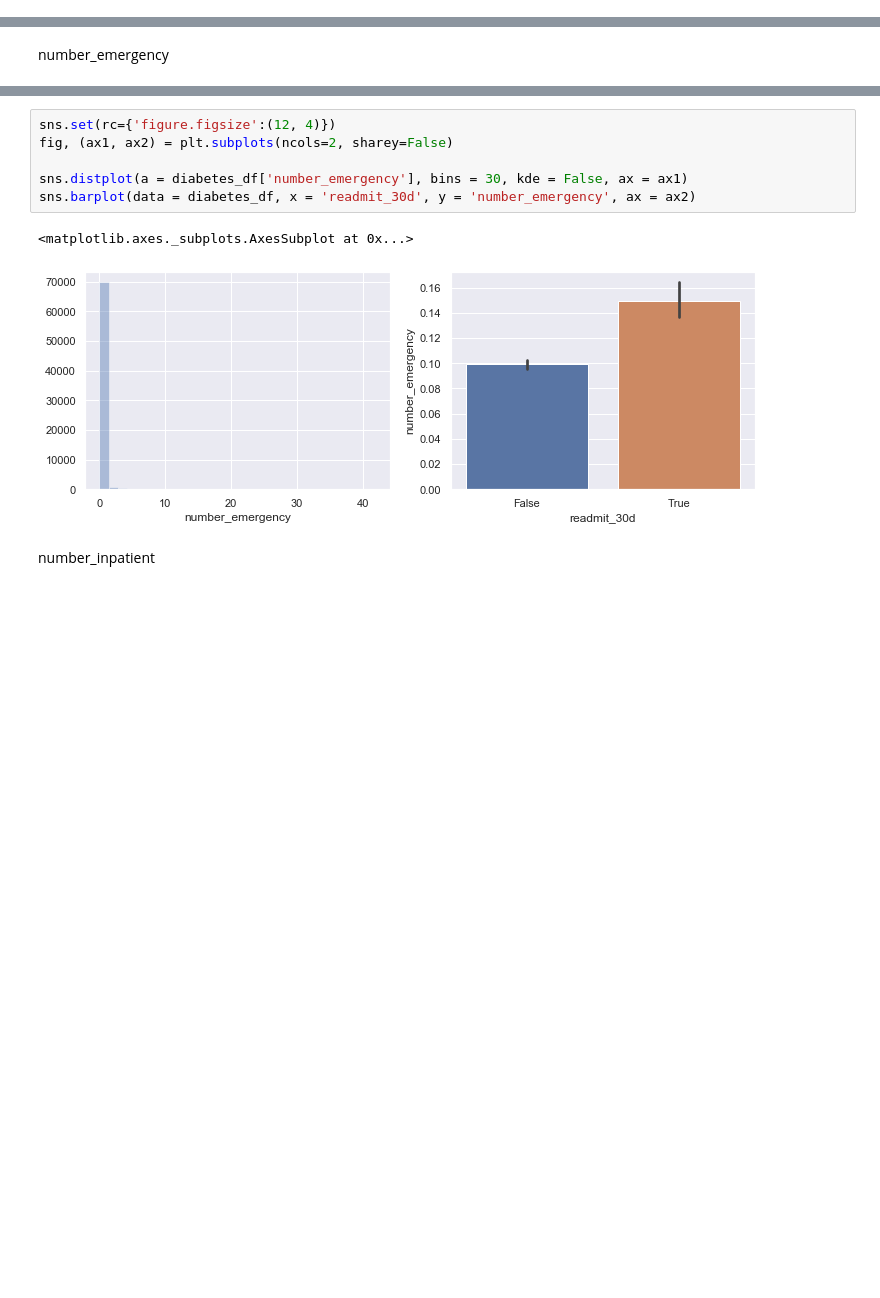
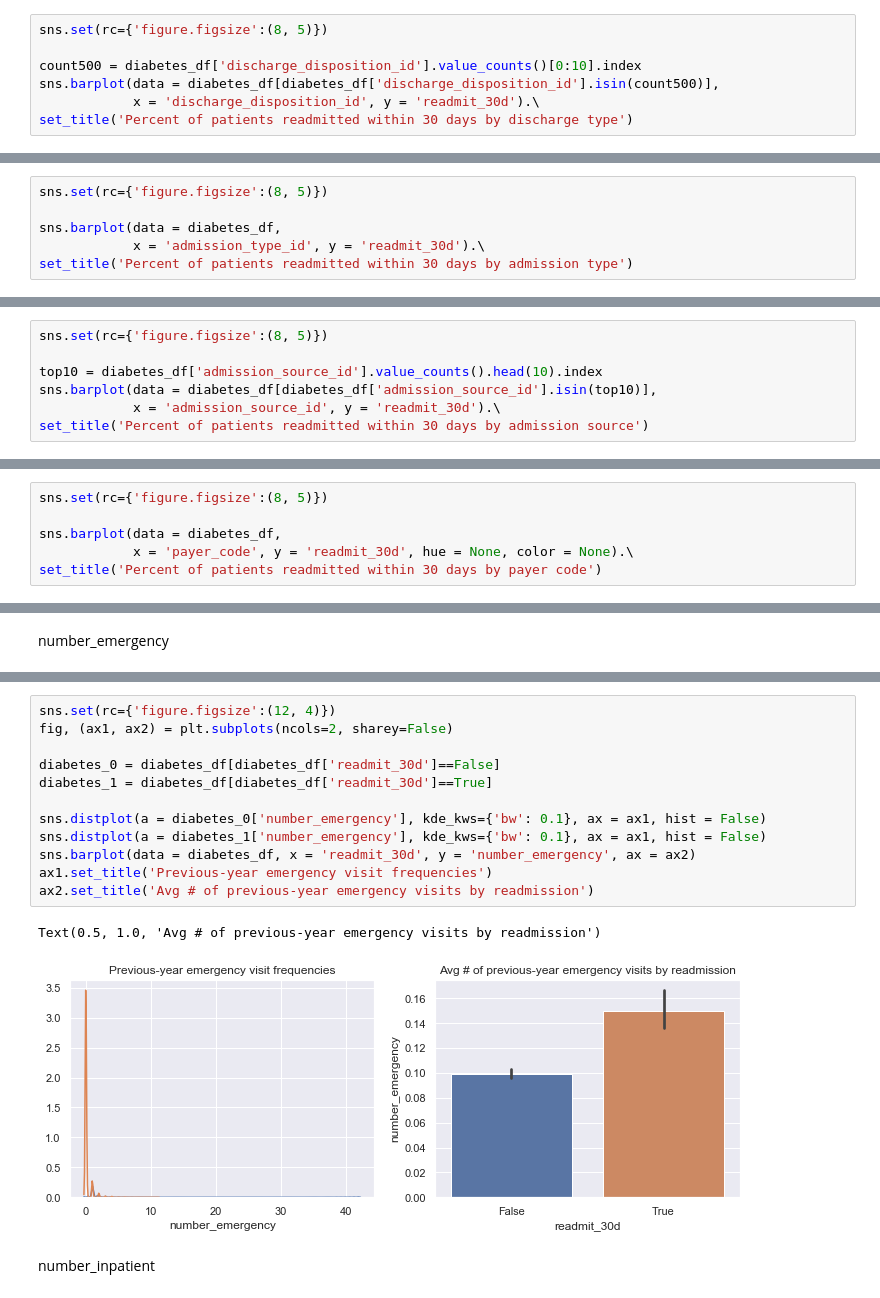
Before and after one commit to dynacao/HospitalReadmissions, a Jupyter notebook: Yi/EDA_Yi.ipynb, the cells around one changed output, grey strips where cells are left out. Cells and saved outputs as stored; diff of their text form; blank space fills up the shorter version.

```diff
--- a/Yi/EDA_Yi.ipynb
+++ b/Yi/EDA_Yi.ipynb
@@ -134,0 +195,7 @@ diabetes_df.iloc[:,len(diabetes.columns)//3-1:len(diabetes.columns)//3*2+1].samp
+# %%
+sns.set(rc={'figure.figsize':(8, 5)})
+
+count500 = diabetes_df['discharge_disposition_id'].value_counts()[0:10].index
+sns.barplot(data = diabetes_df[diabetes_df['discharge_disposition_id'].isin(count500)],
+            x = 'discharge_disposition_id', y = 'readmit_30d').\
+set_title('Percent of patients readmitted within 30 days by discharge type')
@@ -134,0 +221,6 @@ diabetes_df.iloc[:,len(diabetes.columns)//3-1:len(diabetes.columns)//3*2+1].samp
+# %%
+sns.set(rc={'figure.figsize':(8, 5)})
+
+sns.barplot(data = diabetes_df,
+            x = 'admission_type_id', y = 'readmit_30d').\
+set_title('Percent of patients readmitted within 30 days by admission type')
@@ -134,0 +255,7 @@ diabetes_df.iloc[:,len(diabetes.columns)//3-1:len(diabetes.columns)//3*2+1].samp
+# %%
+sns.set(rc={'figure.figsize':(8, 5)})
+
+top10 = diabetes_df['admission_source_id'].value_counts().head(10).index
+sns.barplot(data = diabetes_df[diabetes_df['admission_source_id'].isin(top10)],
+            x = 'admission_source_id', y = 'readmit_30d').\
+set_title('Percent of patients readmitted within 30 days by admission source')
@@ -134,0 +290,6 @@ diabetes_df.iloc[:,len(diabetes.columns)//3-1:len(diabetes.columns)//3*2+1].samp
+# %%
+sns.set(rc={'figure.figsize':(8, 5)})
+
+sns.barplot(data = diabetes_df,
+            x = 'payer_code', y = 'readmit_30d', hue = None, color = None).\
+set_title('Percent of patients readmitted within 30 days by payer code')
@@ -190,12 +336,18 @@ Name: number_emergency, dtype: int64
 # %%
 sns.set(rc={'figure.figsize':(12, 4)})
 fig, (ax1, ax2) = plt.subplots(ncols=2, sharey=False)
 
-sns.distplot(a = diabetes_df['number_emergency'], bins = 30, kde = False, ax = ax1)
+diabetes_0 = diabetes_df[diabetes_df['readmit_30d']==False]
+diabetes_1 = diabetes_df[diabetes_df['readmit_30d']==True]
+
+sns.distplot(a = diabetes_0['number_emergency'], kde_kws={'bw': 0.1}, ax = ax1, hist = False)
+sns.distplot(a = diabetes_1['number_emergency'], kde_kws={'bw': 0.1}, ax = ax1, hist = False)
 sns.barplot(data = diabetes_df, x = 'readmit_30d', y = 'number_emergency', ax = ax2)
+ax1.set_title('Previous-year emergency visit frequencies')
+ax2.set_title('Avg # of previous-year emergency visits by readmission')
 # %% [output]
-<matplotlib.axes._subplots.AxesSubplot at 0x...>
+Text(0.5, 1.0, 'Avg # of previous-year emergency visits by readmission')
-[figure, old version]
+[figure, new version]
 # %% [markdown]
 number_inpatient
 # %%
```
Also changed, not shown: parts of 103 cells of this notebook, 6 other files.
